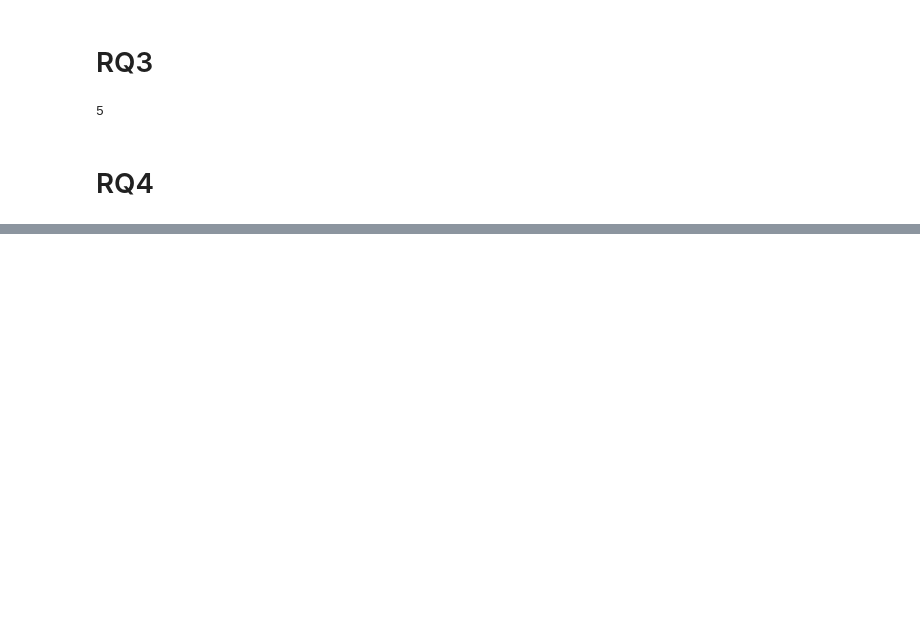
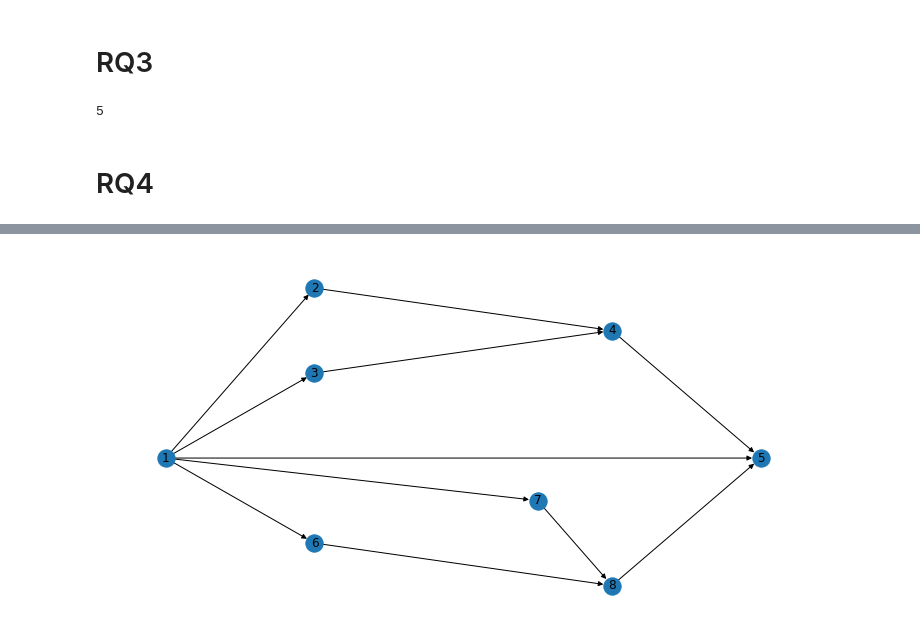
Before and after one commit to mikcnt/adm-homework-5, a Jupyter notebook: main.ipynb, the cells around one changed output, grey strips where cells are left out. Saved outputs shown, nothing was run; the diff lists cells and outputs as text; code cells hidden in the pictures; blank space fills up the shorter version.

Commit message:
Implementation of RQ4 + visual example

```diff
--- a/main.ipynb
+++ b/main.ipynb
@@ -138,0 +132,4 @@ Rivers_of_Romania                                                      2586
+# %%
+ut.graph_example()
+# %% [output]
+[figure, added]
```
Also changed, not shown: parts of 12 cells of this notebook, 2 other files.
